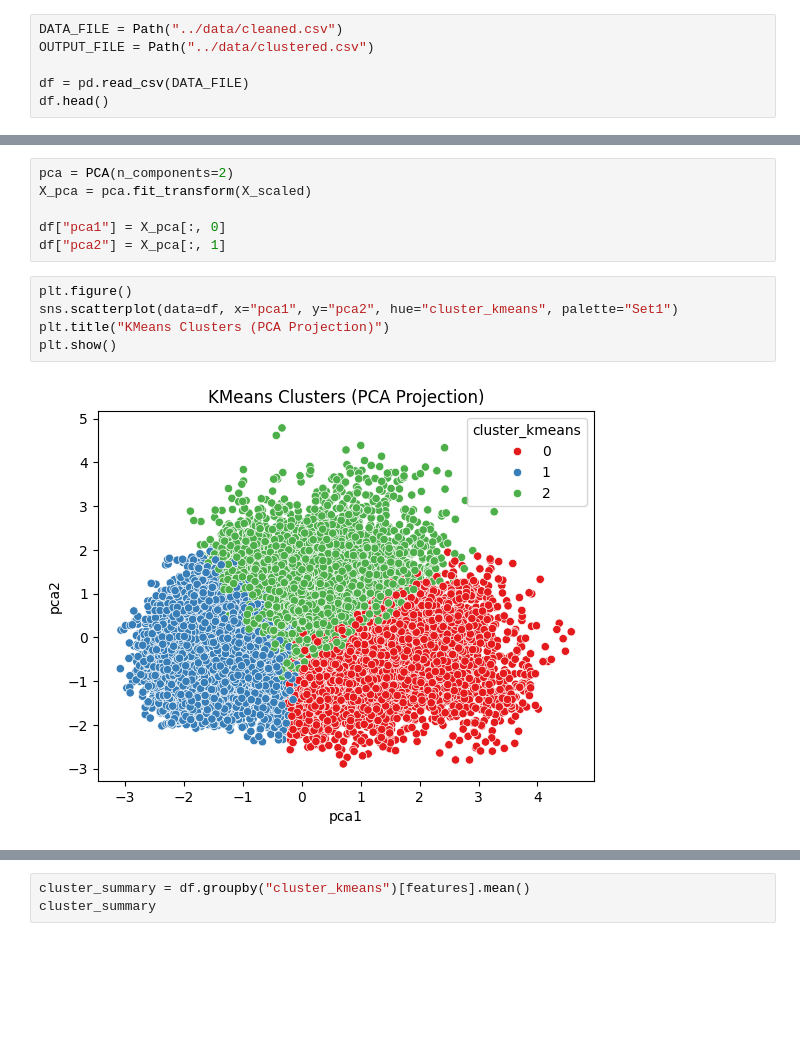
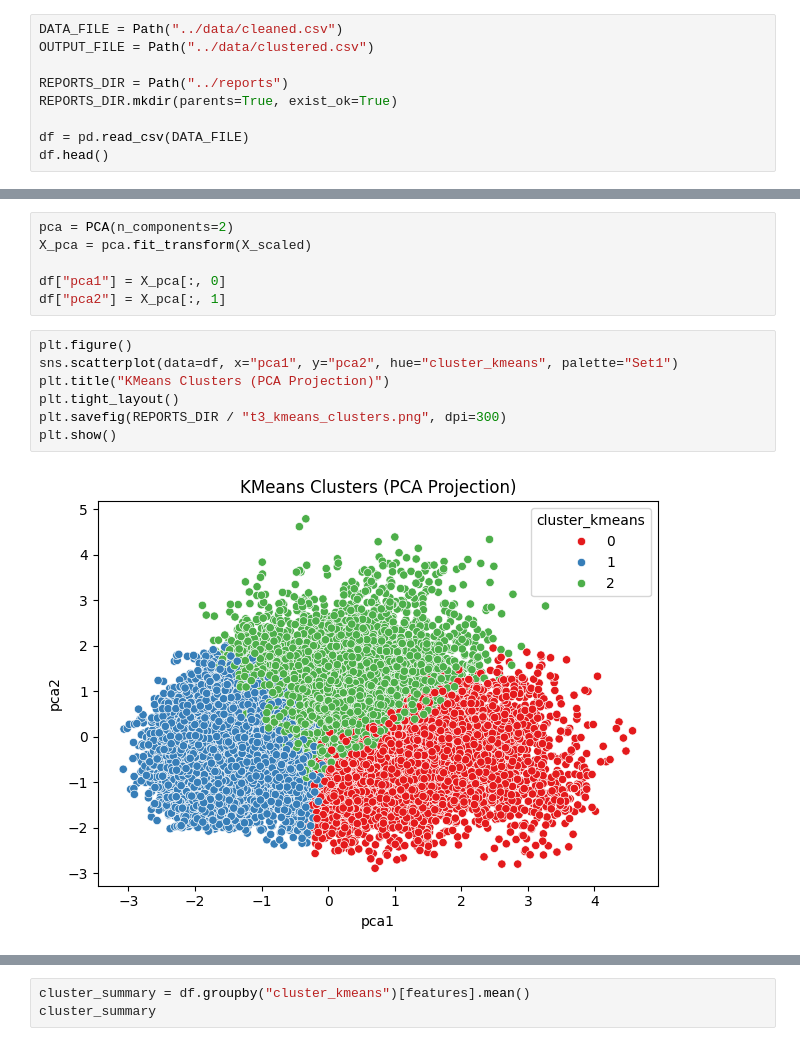
Before and after one commit to issakamir/BikeSharing-ML-project, a Jupyter notebook: notebooks/T3_Unsupervised.ipynb, the cells around one changed output, grey strips where cells are left out. Cells and saved outputs as stored; diff of their text form; blank space fills up the shorter version.

Commit message:
Add clustering visualizations to reports

```diff
--- a/notebooks/T3_Unsupervised.ipynb
+++ b/notebooks/T3_Unsupervised.ipynb
@@ -25,6 +25,9 @@ import seaborn as sns
 DATA_FILE = Path("../data/cleaned.csv")
 OUTPUT_FILE = Path("../data/clustered.csv")
 
+REPORTS_DIR = Path("../reports")
+REPORTS_DIR.mkdir(parents=True, exist_ok=True)
+
 df = pd.read_csv(DATA_FILE)
 df.head()
 # %% [output]
@@ -100,10 +103,12 @@ df["pca2"] = X_pca[:, 1]
 # %%
 plt.figure()
 sns.scatterplot(data=df, x="pca1", y="pca2", hue="cluster_kmeans", palette="Set1")
 plt.title("KMeans Clusters (PCA Projection)")
+plt.tight_layout()
+plt.savefig(REPORTS_DIR / "t3_kmeans_clusters.png", dpi=300)
 plt.show()
 # %% [output]
-[figure, old version]
+[figure, new version]
 # %%
 plt.figure()
 sns.scatterplot(data=df, x="pca1", y="pca2", hue="cluster_agg", palette="Set2")
```
Also changed, not shown: parts of 1 cell of this notebook, 2 other files.
